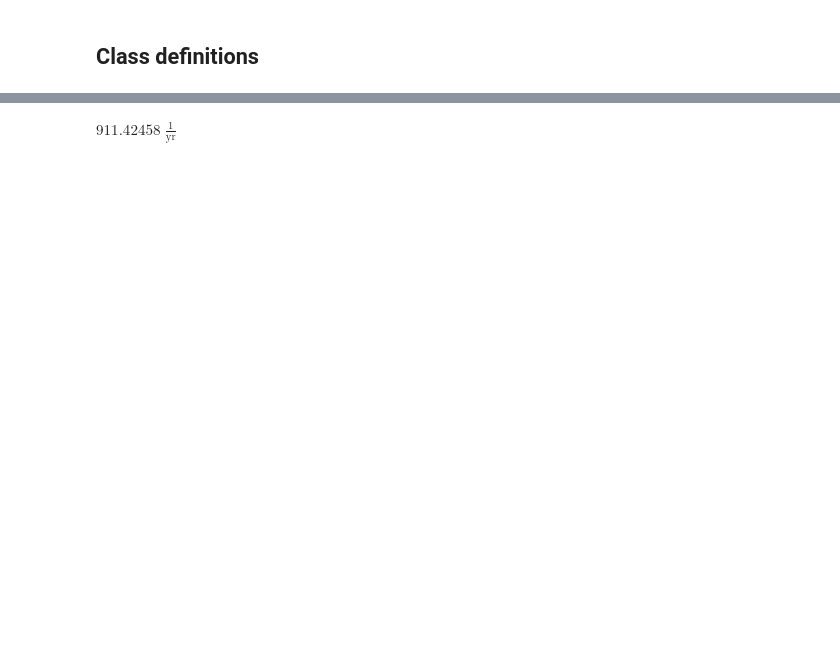
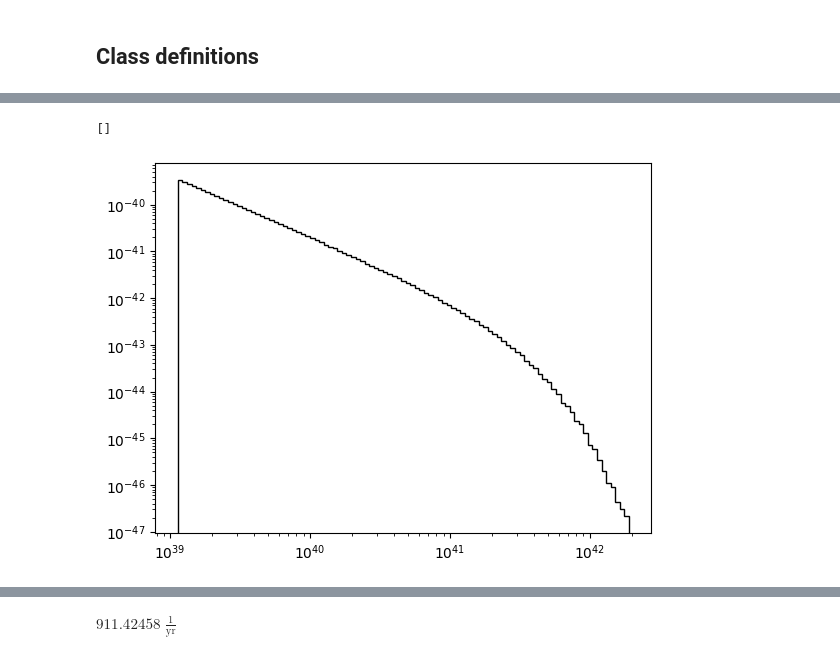
Before and after one commit to danielemichilli/slf, a Jupyter notebook: Gravitational_Lensing.ipynb, the cells around one changed output, grey strips where cells are left out. Saved outputs shown, nothing was run; the diff lists cells and outputs as text; code cells hidden in the pictures; blank space fills up the shorter version.

```diff
--- a/Gravitational_Lensing.ipynb
+++ b/Gravitational_Lensing.ipynb
@@ -45,14 +46,18 @@ class Telescope:
     Telescope parameters
     """
     parameters = {
-        'dummy': {  # test parameters
-            'Srec': 80 * u.Jy,  # 36.2
-            'gain': 1.16 * u.K / u.Jy,
-            'v0': 400 * u.MHz,
-            'v1': 800 * u.MHz,
-            'Dx': 20 * u.m,
-            'hwfn_y': 100 / 2 * u.deg,  # Beam's half width between nulls
-            'primary_beam_y': True
+        'dummy': {
+            'Srec': 21 / 0.7 * u.Jy,
+            'gain': 0.7 * u.K / u.Jy,
+            'v0': (1374 - 288/2) * u.MHz,
+            'v1': (1374 + 288/2) * u.MHz,
+            'hwfn_x': np.arcsin(np.sqrt(np.sin(np.pi * np.sin(
+                (2.439 * u.rad * ((1374 - 288/2) * u.MHz).to(u.m, equivalencies=u.spectral()) / (64 * u.m) / 2).to(u.rad).value / 2
+            )**2))) * u.rad,
+            'hwfn_y': np.arcsin(np.sqrt(np.sin(np.pi * np.sin(
+                (2.439 * u.rad * ((1374 - 288/2) * u.MHz).to(u.m, equivalencies=u.spectral()) / (64 * u.m) / 2).to(u.rad).value / 2
+            )**2))) * u.rad,
+
         },
         'chime': {  # from https://ui.adsabs.harvard.edu/abs/2022ApJS..261...29C/abstract;
             # https://ui.adsabs.harvard.edu/abs/2017ApJ...844..140C/abstract;
@@ -62,7 +67,7 @@ class Telescope:
             'v0': 400 * u.MHz,
             'v1': 800 * u.MHz,
             'Dx': 20 * u.m,
-            'hwfn_y': 100 / 2 * u.deg,  # Beam's half width between nulls
+            'hwfn_y': 110 / 2 * u.deg,  # Beam's half width between nulls
             'primary_beam_y': True
         },
         'burstt-2048': {  # from https://ui.adsabs.harvard.edu/abs/2022PASP..134i4106L/abstract
@@ -148,6 +153,20 @@ class Telescope:
             'v0': 1000 * u.MHz,
             'v1': 3000 * u.MHz,
             'D': 6 * u.m,
+        },
+        'ska_mid': {  # from https://ui.adsabs.harvard.edu/abs/2019BAAS...51g.255H/abstract
+            'Srec': 1 * u.Jy,
+            'gain': 7.5 * u.K / 1 / u.Jy,
+            'v0': (1310 - 300/2) * u.MHz,
+            'v1': (1310 + 300/2) * u.MHz,
+            'D': 15 * u.m,
+        },
+        'dsa110': {  # from https://arxiv.org/pdf/2302.14788 and https://arxiv.org/pdf/2409.16964
+            'Srec': 140 * u.Jy,
+            'gain': 25 / 140 * u.K / u.Jy,
+            'v0': 1311 * u.MHz,
+            'v1': 1499 * u.MHz,
+            'D': 4.65 * u.m,
         },
         'dsa2000': {  # from https://ui.adsabs.harvard.edu/abs/2019BAAS...51g.255H/abstract
             'Srec': 2.5 * u.Jy,
@@ -385,6 +404,3 @@ get_dv = lambda z: get_dv_unitless(z) * dv.unit
 Dl = cosmo.luminosity_distance(z)
 get_Dl_unitless = interp1d(z, Dl)
 get_Dl = lambda z: get_Dl_unitless(z) * Dl.unit
-# Strong lensing optical depth from https://ui.adsabs.harvard.edu/abs/2022ApJ...925..169Y/abstract
-z_tau, tau = np.loadtxt('data/optical_depth.dat')  # Data from
-get_optical_depth = interp1d(z_tau, tau, bounds_error=False, fill_value='extrapolate')
@@ -1008,0 +1981,7 @@ for telescope_name in telescope_list:
+# %%
+y_hist, bins = np.histogram(frb_E.value, bins=np.geomspace(frb_E.value.min(), frb_E.value.max(), 100), density=True)
+plt.stairs(y_hist, bins, color='k')
+plt.loglog()
+# %% [output]
+[]
+[figure, added]
```
Also changed, not shown: parts of 308 cells of this notebook.
